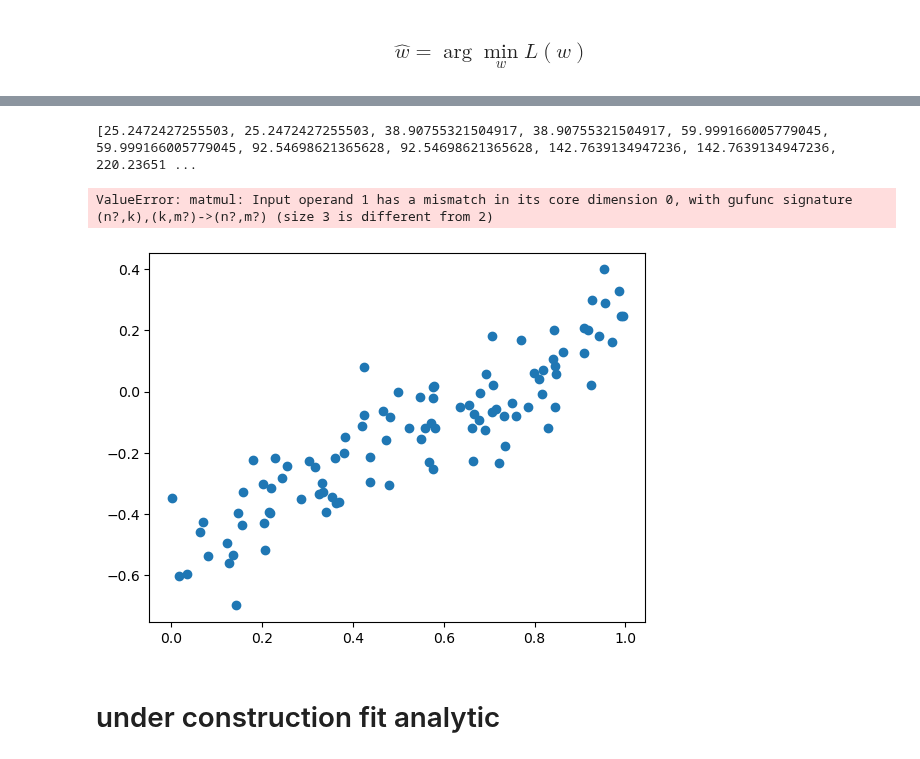
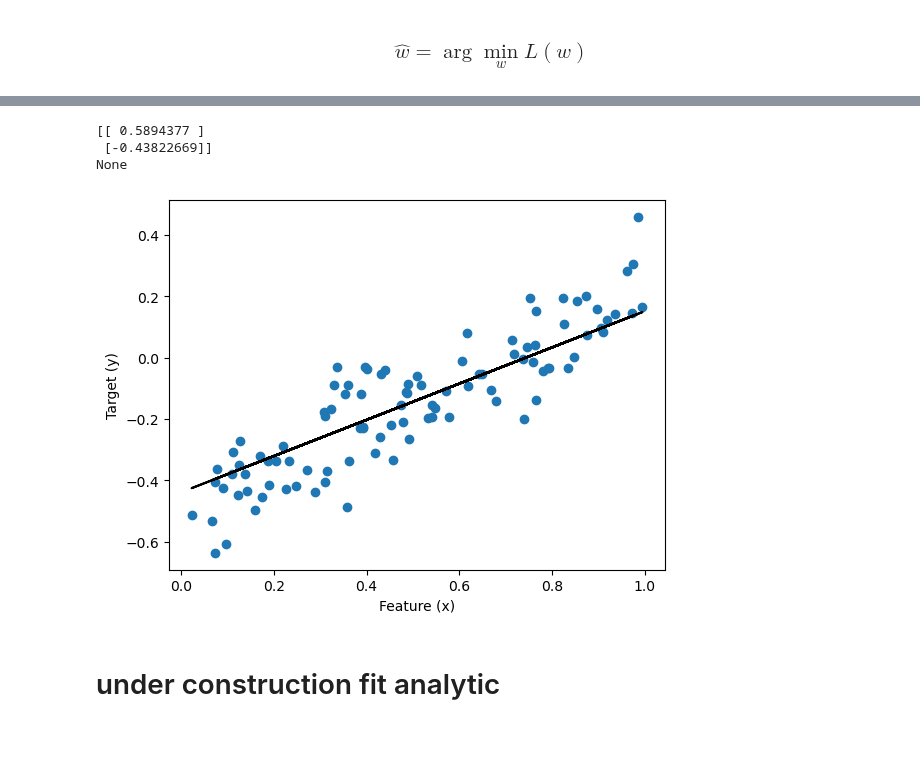
Before and after one commit to Xianzhiwang1/CS0451-page-site, a Jupyter notebook: posts/my-blog-post-04-linear-regress/index.ipynb, the cells around one changed output, grey strips where cells are left out. Saved outputs shown, nothing was run; the diff lists cells and outputs as text; code cells hidden in the pictures.

```diff
--- a/posts/my-blog-post-04-linear-regress/index.ipynb
+++ b/posts/my-blog-post-04-linear-regress/index.ipynb
@@ -114,4 +95,0 @@ prev 65386916347.51856
-# %%
-print(LR.history)
-# %% [output]
-[25.2472427255503, 25.2472427255503, 38.90755321504917, 38.90755321504917, 59.999166005779045, 59.999166005779045, 92.54698621365628, 92.54698621365628, 142.7639134947236, 142.7639134947236, 220.23651 ...
@@ -118,11 +99,15 @@ print(LR.history)
 # %%
 plt.scatter(x, y)
-plt.plot(x, X@LR.w, color = "black")
+plt.plot(x, X_@LR.w, color = "black")
 labels = plt.gca().set(xlabel = "Feature (x)", ylabel = "Target (y)")
 # labels = plt.gca().set(xlabel = "Feature (x)", ylabel = "Target (y)")
+print(LR.w)
+print(LR.w_analytic)
 # %% [output]
-ValueError: matmul: Input operand 1 has a mismatch in its core dimension 0, with gufunc signature (n?,k),(k,m?)->(n?,m?) (size 3 is different from 2)
+[[ 0.5894377 ]
+ [-0.43822669]]
+None
-[figure, old version]
+[figure, new version]
 # %% [markdown]
 # under construction fit analytic
 # %%
```
Also changed, not shown: parts of 6 cells of this notebook, 1 other file.
